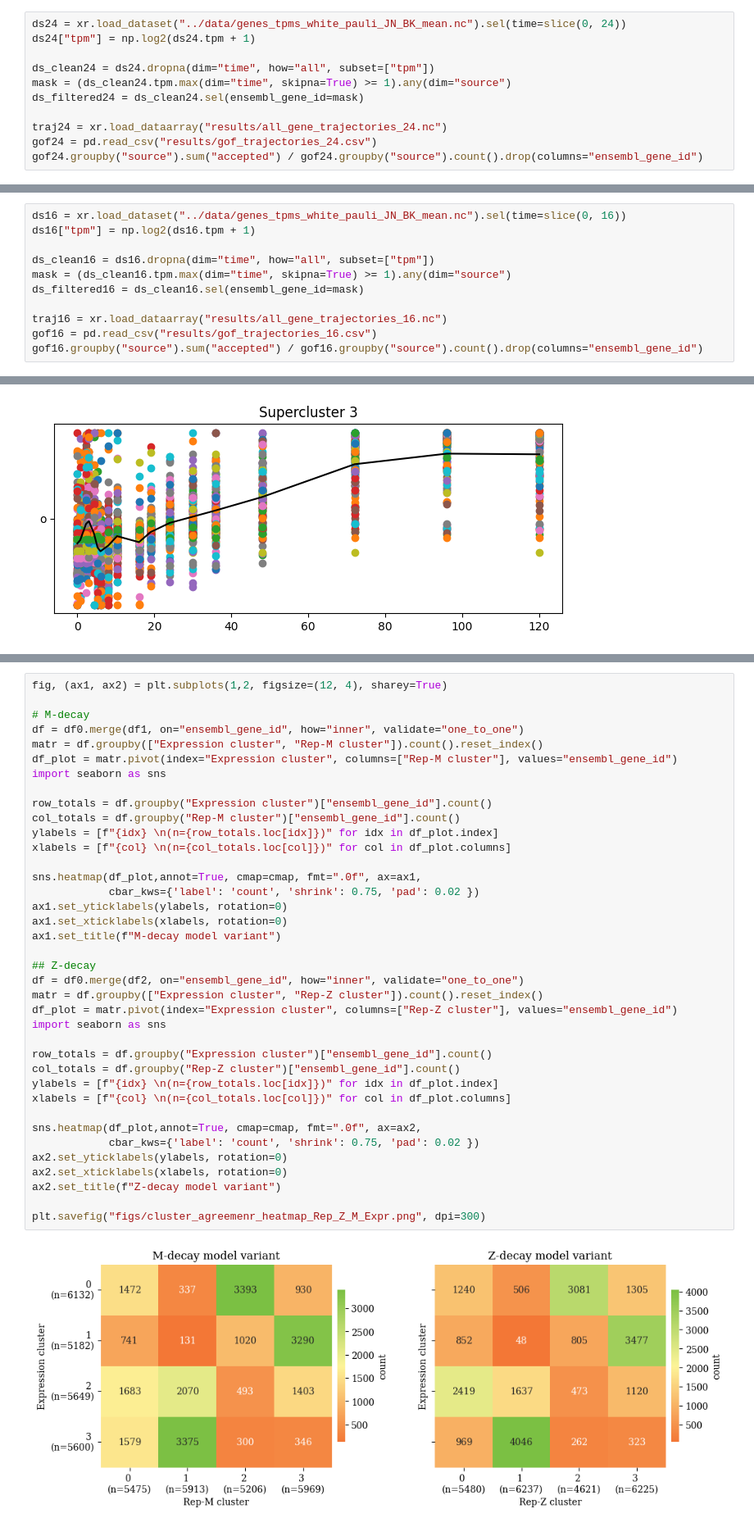
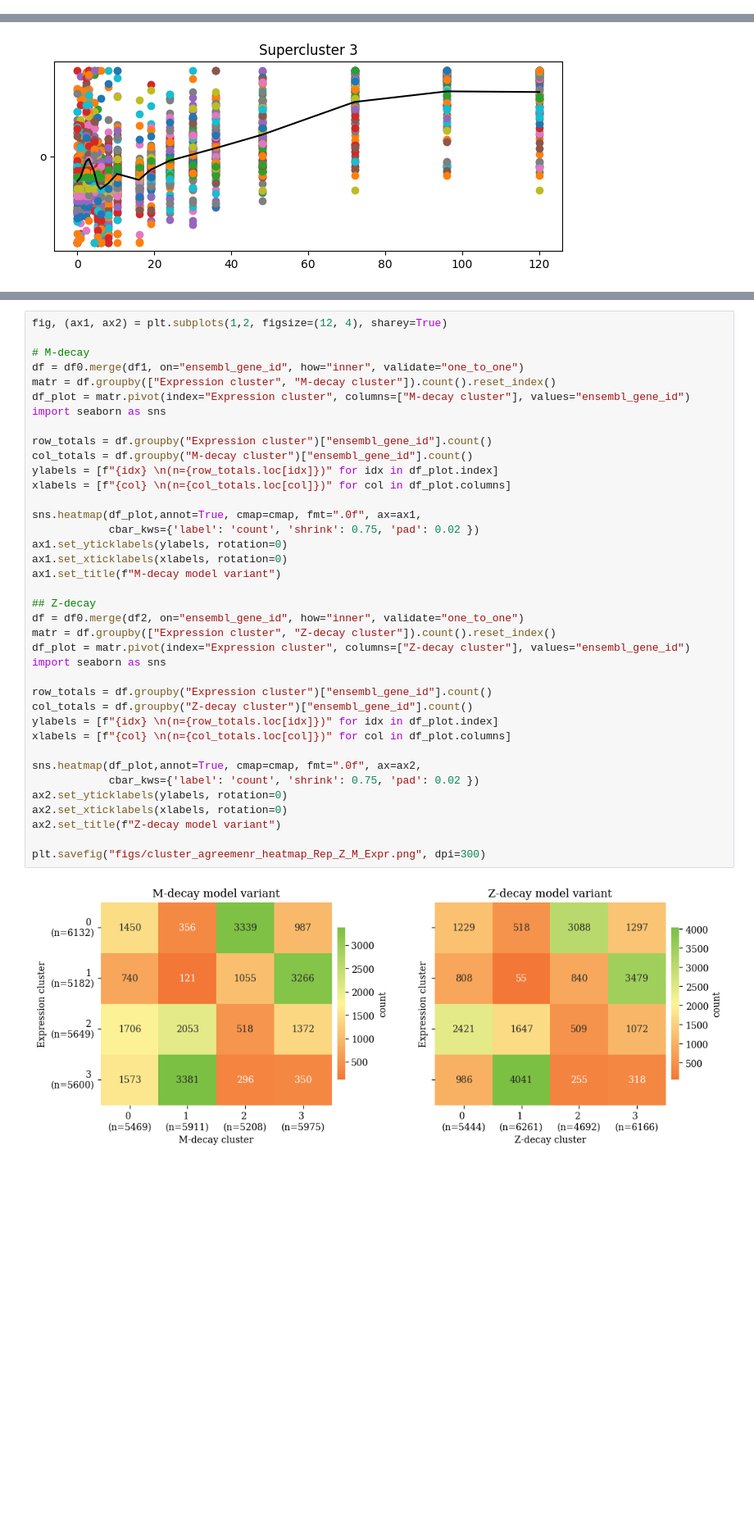
Before and after one commit to mariegrho/Expression_baseline_models, a Jupyter notebook: clustering/compare_results.ipynb, the cells around one changed output, grey strips where cells are left out. Shown at 82% size. Cells and saved outputs as stored; diff of their text form; blank space fills up the shorter version.

```diff
--- a/clustering/compare_results.ipynb
+++ b/clustering/compare_results.ipynb
@@ -111,11 +50,0 @@ plt.show()
-# %%
-ds24 = xr.load_dataset("../data/genes_tpms_white_pauli_JN_BK_mean.nc").sel(time=slice(0, 24))
-ds24["tpm"] = np.log2(ds24.tpm + 1)
-
-ds_clean24 = ds24.dropna(dim="time", how="all", subset=["tpm"])
-mask = (ds_clean24.tpm.max(dim="time", skipna=True) >= 1).any(dim="source")
-ds_filtered24 = ds_clean24.sel(ensembl_gene_id=mask)
-
-traj24 = xr.load_dataarray("results/all_gene_trajectories_24.nc")
-gof24 = pd.read_csv("results/gof_trajectories_24.csv")
-gof24.groupby("source").sum("accepted") / gof24.groupby("source").count().drop(columns="ensembl_gene_id")
@@ -174,11 +50,0 @@ for g in traj24.ensembl_gene_id.values[0:25]:
-# %%
-ds16 = xr.load_dataset("../data/genes_tpms_white_pauli_JN_BK_mean.nc").sel(time=slice(0, 16))
-ds16["tpm"] = np.log2(ds16.tpm + 1)
-
-ds_clean16 = ds16.dropna(dim="time", how="all", subset=["tpm"])
-mask = (ds_clean16.tpm.max(dim="time", skipna=True) >= 1).any(dim="source")
-ds_filtered16 = ds_clean16.sel(ensembl_gene_id=mask)
-
-traj16 = xr.load_dataarray("results/all_gene_trajectories_16.nc")
-gof16 = pd.read_csv("results/gof_trajectories_16.csv")
-gof16.groupby("source").sum("accepted") / gof16.groupby("source").count().drop(columns="ensembl_gene_id")
@@ -363,38 +134,38 @@ fig, (ax1, ax2) = plt.subplots(1,2, figsize=(12, 4), sharey=True)
 
 # M-decay
 df = df0.merge(df1, on="ensembl_gene_id", how="inner", validate="one_to_one")
-matr = df.groupby(["Expression cluster", "Rep-M cluster"]).count().reset_index()
-df_plot = matr.pivot(index="Expression cluster", columns=["Rep-M cluster"], values="ensembl_gene_id")
+matr = df.groupby(["Expression cluster", "M-decay cluster"]).count().reset_index()
+df_plot = matr.pivot(index="Expression cluster", columns=["M-decay cluster"], values="ensembl_gene_id")
 import seaborn as sns
 
 row_totals = df.groupby("Expression cluster")["ensembl_gene_id"].count()
-col_totals = df.groupby("Rep-M cluster")["ensembl_gene_id"].count()
+col_totals = df.groupby("M-decay cluster")["ensembl_gene_id"].count()
 ylabels = [f"{idx} \n(n={row_totals.loc[idx]})" for idx in df_plot.index]
 xlabels = [f"{col} \n(n={col_totals.loc[col]})" for col in df_plot.columns]
 
 sns.heatmap(df_plot,annot=True, cmap=cmap, fmt=".0f", ax=ax1,
             cbar_kws={'label': 'count', 'shrink': 0.75, 'pad': 0.02 })
 ax1.set_yticklabels(ylabels, rotation=0)
 ax1.set_xticklabels(xlabels, rotation=0)
 ax1.set_title(f"M-decay model variant")
 
 ## Z-decay
 df = df0.merge(df2, on="ensembl_gene_id", how="inner", validate="one_to_one")
-matr = df.groupby(["Expression cluster", "Rep-Z cluster"]).count().reset_index()
-df_plot = matr.pivot(index="Expression cluster", columns=["Rep-Z cluster"], values="ensembl_gene_id")
+matr = df.groupby(["Expression cluster", "Z-decay cluster"]).count().reset_index()
+df_plot = matr.pivot(index="Expression cluster", columns=["Z-decay cluster"], values="ensembl_gene_id")
 import seaborn as sns
 
 row_totals = df.groupby("Expression cluster")["ensembl_gene_id"].count()
-col_totals = df.groupby("Rep-Z cluster")["ensembl_gene_id"].count()
+col_totals = df.groupby("Z-decay cluster")["ensembl_gene_id"].count()
 ylabels = [f"{idx} \n(n={row_totals.loc[idx]})" for idx in df_plot.index]
 xlabels = [f"{col} \n(n={col_totals.loc[col]})" for col in df_plot.columns]
 
 sns.heatmap(df_plot,annot=True, cmap=cmap, fmt=".0f", ax=ax2,
             cbar_kws={'label': 'count', 'shrink': 0.75, 'pad': 0.02 })
 ax2.set_yticklabels(ylabels, rotation=0)
 ax2.set_xticklabels(xlabels, rotation=0)
 ax2.set_title(f"Z-decay model variant")
 
 plt.savefig("figs/cluster_agreemenr_heatmap_Rep_Z_M_Expr.png", dpi=300)
 # %% [output]
-[figure, old version]
+[figure, new version]
```
Also changed, not shown: parts of 18 cells of this notebook, 7 other files.
